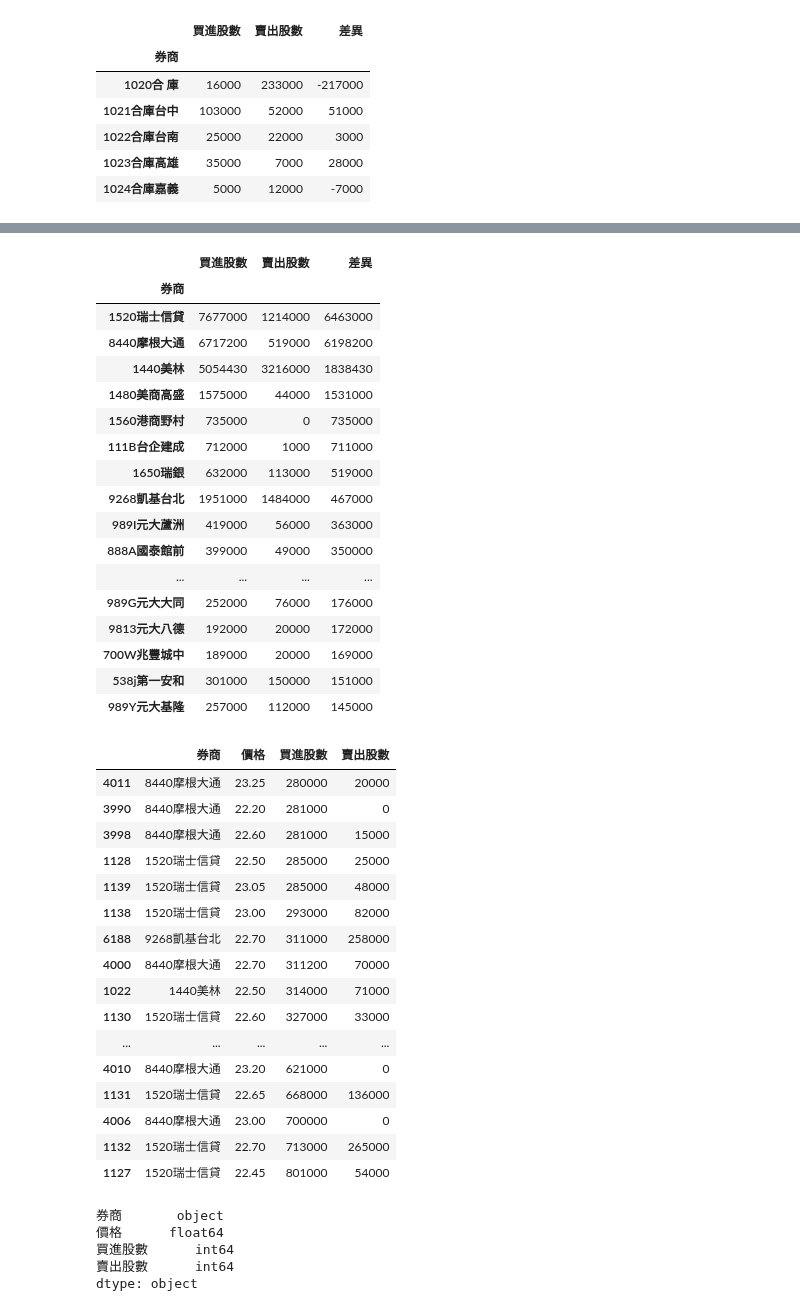
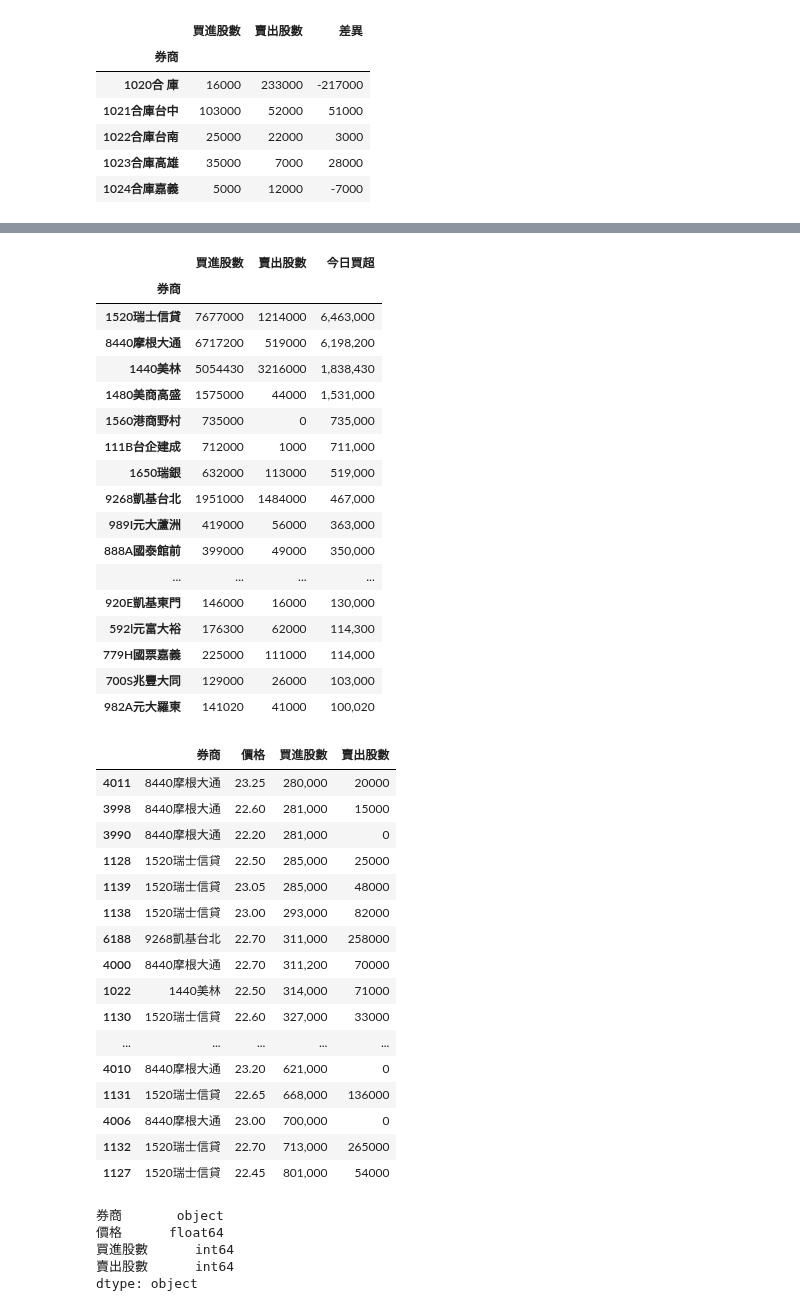
Before and after one commit to cwcheng0/practicepython, a Jupyter notebook: TaiwanStockCount.ipynb, the cells around one changed output, grey strips where cells are left out. Drawn from its saved outputs; the diff is of its cells as text; code cells hidden in the pictures.

```diff
--- a/TaiwanStockCount.ipynb
+++ b/TaiwanStockCount.ipynb
@@ -223,5 +219,5 @@ dtype: object
 # Check data type again
 # Change datatypes
 #df8["買進股數"] = df8["買進股數"].astype(str).astype(int)
-df8["賣出股數"] = df8["賣出股數"].astype(str).astype(int)
-df8.dtypes
+#df8["賣出股數"] = df8["賣出股數"].astype(str).astype(int)
+#df8.dtypes
@@ -293,51 +292,61 @@ df6.head(20)
 # %%
 # Reverse sort
 df7 = df5.sort_values(by=['差異'],ascending=False)
 
 # return first 20 rows
 # 顯示買進量最大20間券商
-df7.head(20)
+df7.columns = ['買進股數', '賣出股數', '今日買超']
+
+# Add a comma into an integer column
+df7['今日買超'] = df7.apply(lambda x: "{:,}".format(x['今日買超']), axis=1)
+
+df7.head(30)
 # %% [output]
-|  | 買進股數 | 賣出股數 | 差異 |
+|  | 買進股數 | 賣出股數 | 今日買超 |
 | 券商 |  |  |  |
-| 1520瑞士信貸 | 7677000 | 1214000 | 6463000 |
-| 8440摩根大通 | 6717200 | 519000 | 6198200 |
-| 1440美林 | 5054430 | 3216000 | 1838430 |
-| 1480美商高盛 | 1575000 | 44000 | 1531000 |
-| 1560港商野村 | 735000 | 0 | 735000 |
-| 111B台企建成 | 712000 | 1000 | 711000 |
-| 1650瑞銀 | 632000 | 113000 | 519000 |
-| 9268凱基台北 | 1951000 | 1484000 | 467000 |
-| 989I元大蘆洲 | 419000 | 56000 | 363000 |
-| 888A國泰館前 | 399000 | 49000 | 350000 |
+| 1520瑞士信貸 | 7677000 | 1214000 | 6,463,000 |
+| 8440摩根大通 | 6717200 | 519000 | 6,198,200 |
+| 1440美林 | 5054430 | 3216000 | 1,838,430 |
+| 1480美商高盛 | 1575000 | 44000 | 1,531,000 |
+| 1560港商野村 | 735000 | 0 | 735,000 |
+| 111B台企建成 | 712000 | 1000 | 711,000 |
+| 1650瑞銀 | 632000 | 113000 | 519,000 |
+| 9268凱基台北 | 1951000 | 1484000 | 467,000 |
+| 989I元大蘆洲 | 419000 | 56000 | 363,000 |
+| 888A國泰館前 | 399000 | 49000 | 350,000 |
 | ... | ... | ... | ... |
-| 989G元大大同 | 252000 | 76000 | 176000 |
-| 9813元大八德 | 192000 | 20000 | 172000 |
-| 700W兆豐城中 | 189000 | 20000 | 169000 |
-| 538j第一安和 | 301000 | 150000 | 151000 |
-| 989Y元大基隆 | 257000 | 112000 | 145000 |
+| 920E凱基東門 | 146000 | 16000 | 130,000 |
+| 592l元富大裕 | 176300 | 62000 | 114,300 |
+| 779H國票嘉義 | 225000 | 111000 | 114,000 |
+| 700S兆豐大同 | 129000 | 26000 | 103,000 |
+| 982A元大羅東 | 141020 | 41000 | 100,020 |
 # %%
 # Sort values to get big tradings.
+# 單筆買進大單的券商排序
 df4 = df4.sort_values(by=['買進股數'],ascending=True)
+
+# Add a comma into an integer column
+df4['買進股數'] = df4.apply(lambda x: "{:,}".format(x['買進股數']), axis=1)
+
 df4.tail(30)
 # %% [output]
 |  | 券商 | 價格 | 買進股數 | 賣出股數 |
-| 4011 | 8440摩根大通 | 23.25 | 280000 | 20000 |
-| 3990 | 8440摩根大通 | 22.20 | 281000 | 0 |
-| 3998 | 8440摩根大通 | 22.60 | 281000 | 15000 |
-| 1128 | 1520瑞士信貸 | 22.50 | 285000 | 25000 |
-| 1139 | 1520瑞士信貸 | 23.05 | 285000 | 48000 |
-| 1138 | 1520瑞士信貸 | 23.00 | 293000 | 82000 |
-| 6188 | 9268凱基台北 | 22.70 | 311000 | 258000 |
-| 4000 | 8440摩根大通 | 22.70 | 311200 | 70000 |
-| 1022 | 1440美林 | 22.50 | 314000 | 71000 |
-| 1130 | 1520瑞士信貸 | 22.60 | 327000 | 33000 |
+| 4011 | 8440摩根大通 | 23.25 | 280,000 | 20000 |
+| 3998 | 8440摩根大通 | 22.60 | 281,000 | 15000 |
+| 3990 | 8440摩根大通 | 22.20 | 281,000 | 0 |
+| 1128 | 1520瑞士信貸 | 22.50 | 285,000 | 25000 |
+| 1139 | 1520瑞士信貸 | 23.05 | 285,000 | 48000 |
+| 1138 | 1520瑞士信貸 | 23.00 | 293,000 | 82000 |
+| 6188 | 9268凱基台北 | 22.70 | 311,000 | 258000 |
+| 4000 | 8440摩根大通 | 22.70 | 311,200 | 70000 |
+| 1022 | 1440美林 | 22.50 | 314,000 | 71000 |
+| 1130 | 1520瑞士信貸 | 22.60 | 327,000 | 33000 |
 | ... | ... | ... | ... | ... |
-| 4010 | 8440摩根大通 | 23.20 | 621000 | 0 |
-| 1131 | 1520瑞士信貸 | 22.65 | 668000 | 136000 |
-| 4006 | 8440摩根大通 | 23.00 | 700000 | 0 |
-| 1132 | 1520瑞士信貸 | 22.70 | 713000 | 265000 |
-| 1127 | 1520瑞士信貸 | 22.45 | 801000 | 54000 |
+| 4010 | 8440摩根大通 | 23.20 | 621,000 | 0 |
+| 1131 | 1520瑞士信貸 | 22.65 | 668,000 | 136000 |
+| 4006 | 8440摩根大通 | 23.00 | 700,000 | 0 |
+| 1132 | 1520瑞士信貸 | 22.70 | 713,000 | 265000 |
+| 1127 | 1520瑞士信貸 | 22.45 | 801,000 | 54000 |
 # %%
 # check datatypes
 df4.dtypes
```
Also changed, not shown: parts of 5 cells of this notebook.
